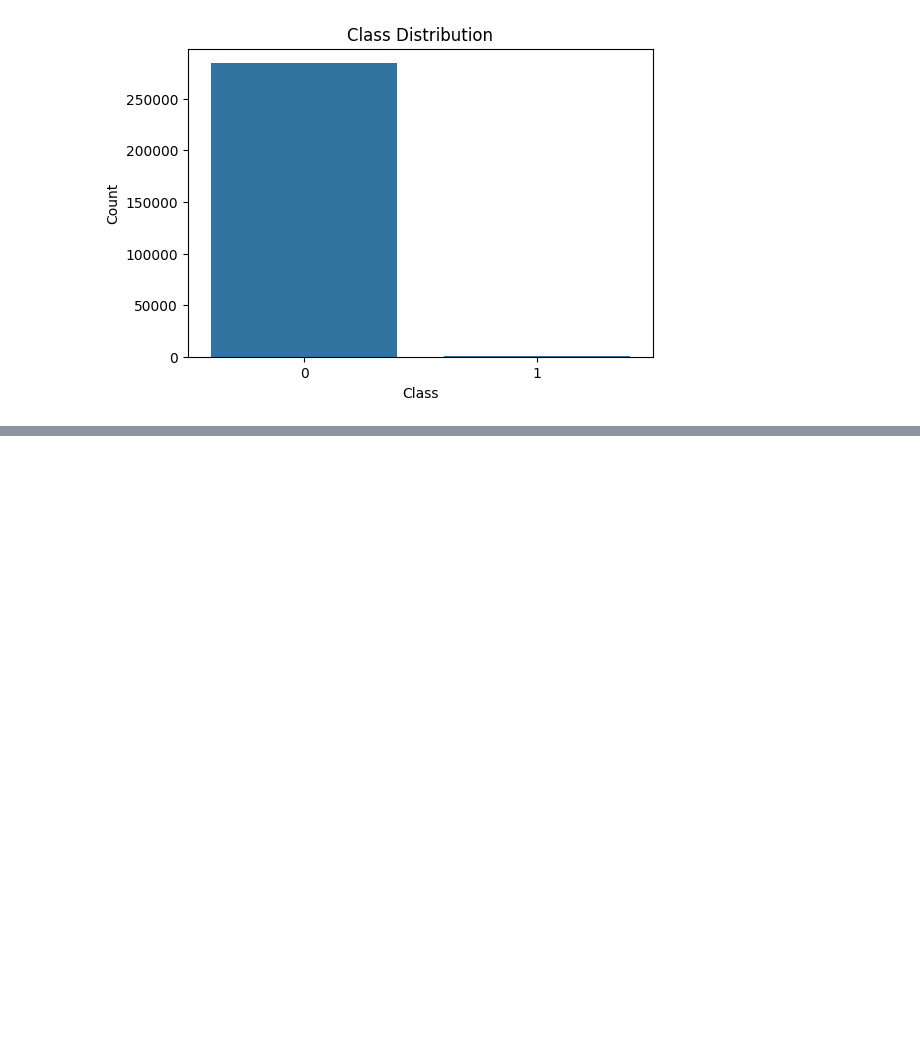
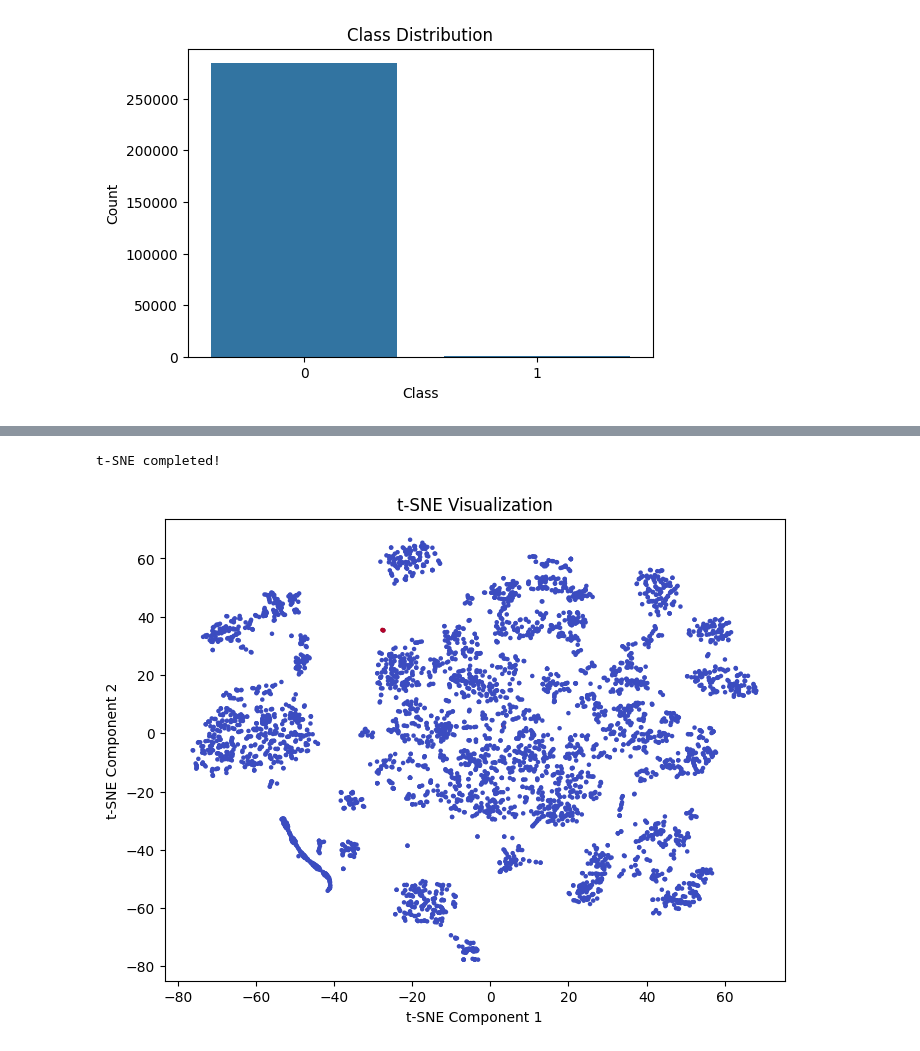
Before and after one commit to laramalkawi81-ops/ML-Anomaly-Detection, a Jupyter notebook: Untitled30.ipynb, the cells around one changed output, grey strips where cells are left out. Cells and saved outputs as stored; diff of their text form; code cells hidden in the pictures; blank space fills up the shorter version.

```diff
--- a/Untitled30.ipynb
+++ b/Untitled30.ipynb
@@ -127,0 +180,28 @@ Name: count, dtype: int64
+# %%
+
+sample_size = 5000
+
+X_sample = X_scaled[:sample_size]
+y_sample = y[:sample_size]
+# %%
+
+tsne = TSNE(n_components=2, random_state=42)
+
+X_tsne = tsne.fit_transform(X_sample)
+
+print("t-SNE completed!")
+# %% [output]
+t-SNE completed!
+# %%
+# t-SNE Visualization
+plt.figure(figsize=(8,6))
+
+plt.scatter(X_tsne[:,0], X_tsne[:,1], c=y_sample, cmap='coolwarm', s=5)
+
+plt.title('t-SNE Visualization')
+plt.xlabel('t-SNE Component 1')
+plt.ylabel('t-SNE Component 2')
+
+plt.show()
+# %% [output]
+[figure, added]
```
Also changed, not shown: parts of 11 cells of this notebook.
